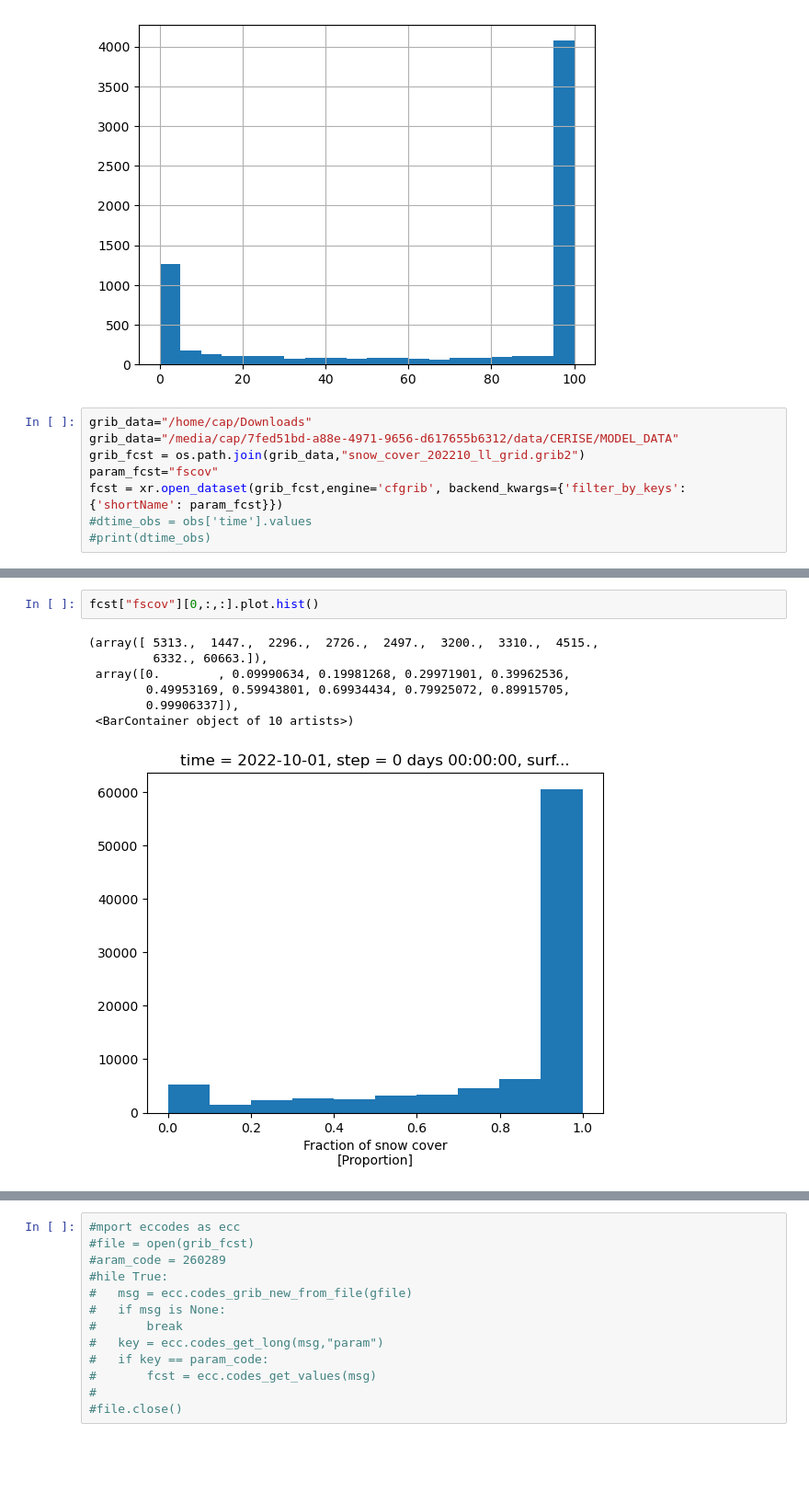
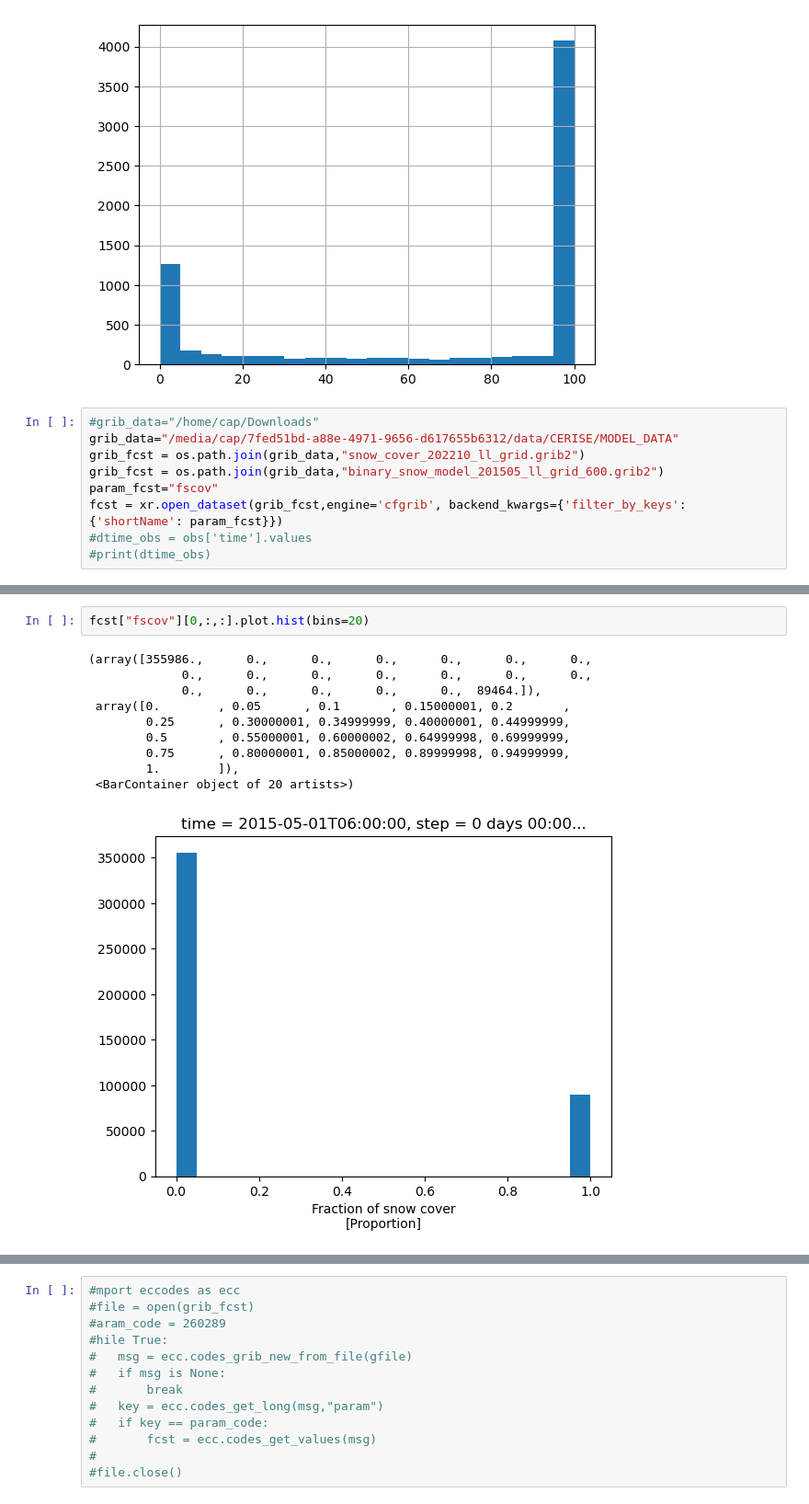
Before and after one commit to carlos9917/cerise_snow_verif, a Jupyter notebook: notebooks/eda_snow_distribution.ipynb, the cells around one changed output, grey strips where cells are left out. Shown: that part at 92% size. Drawn from its saved outputs; the diff is of its cells as text; blank space fills up the shorter version.

```diff
--- a/notebooks/eda_snow_distribution.ipynb
+++ b/notebooks/eda_snow_distribution.ipynb
@@ -46,9 +46,10 @@ df["snow_prob"].hist(bins=20)
 <Axes: >
 [figure]
 # %%
-grib_data="/home/cap/Downloads"
+#grib_data="/home/cap/Downloads"
 grib_data="/media/cap/7fed51bd-a88e-4971-9656-d617655b6312/data/CERISE/MODEL_DATA"
 grib_fcst = os.path.join(grib_data,"snow_cover_202210_ll_grid.grib2")
+grib_fcst = os.path.join(grib_data,"binary_snow_model_201505_ll_grid_600.grib2")
 param_fcst="fscov"
 fcst = xr.open_dataset(grib_fcst,engine='cfgrib', backend_kwargs={'filter_by_keys':{'shortName': param_fcst}})
 #dtime_obs = obs['time'].values
@@ -56,10 +60,13 @@ fcst = xr.open_dataset(grib_fcst,engine='cfgrib', backend_kwargs={'filter_by_key
 # %%
-fcst["fscov"][0,:,:].plot.hist()
+fcst["fscov"][0,:,:].plot.hist(bins=20)
 # %% [output]
-(array([ 5313.,  1447.,  2296.,  2726.,  2497.,  3200.,  3310.,  4515.,
-         6332., 60663.]),
- array([0.        , 0.09990634, 0.19981268, 0.29971901, 0.39962536,
-        0.49953169, 0.59943801, 0.69934434, 0.79925072, 0.89915705,
-        0.99906337]),
- <BarContainer object of 10 artists>)
+(array([355986.,      0.,      0.,      0.,      0.,      0.,      0.,
+             0.,      0.,      0.,      0.,      0.,      0.,      0.,
+             0.,      0.,      0.,      0.,      0.,  89464.]),
+ array([0.        , 0.05      , 0.1       , 0.15000001, 0.2       ,
+        0.25      , 0.30000001, 0.34999999, 0.40000001, 0.44999999,
+        0.5       , 0.55000001, 0.60000002, 0.64999998, 0.69999999,
+        0.75      , 0.80000001, 0.85000002, 0.89999998, 0.94999999,
+        1.        ]),
+ <BarContainer object of 20 artists>)
-[figure, old version]
+[figure, new version]
```
Also changed, not shown: parts of 12 cells of this notebook, 22 other files.
